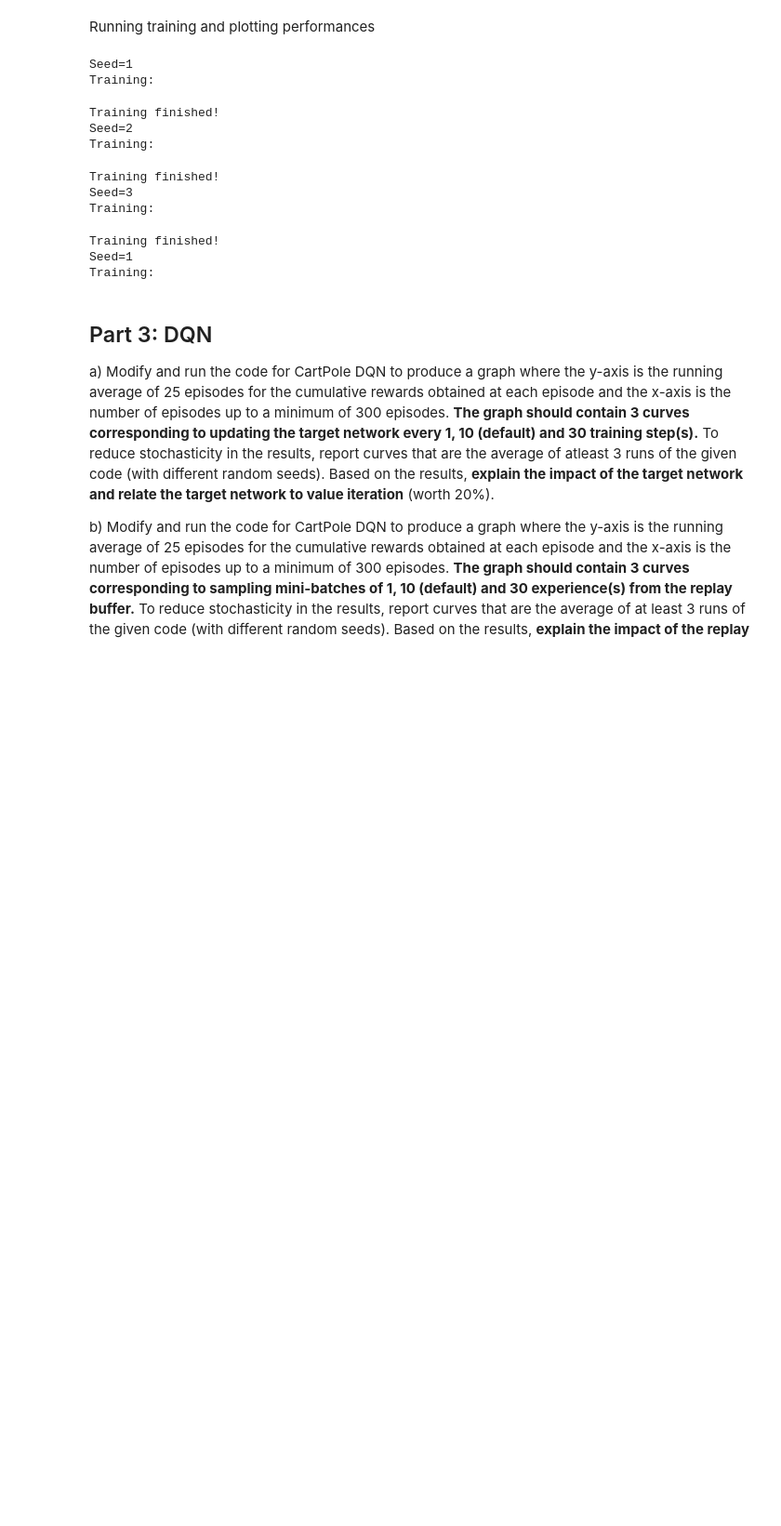
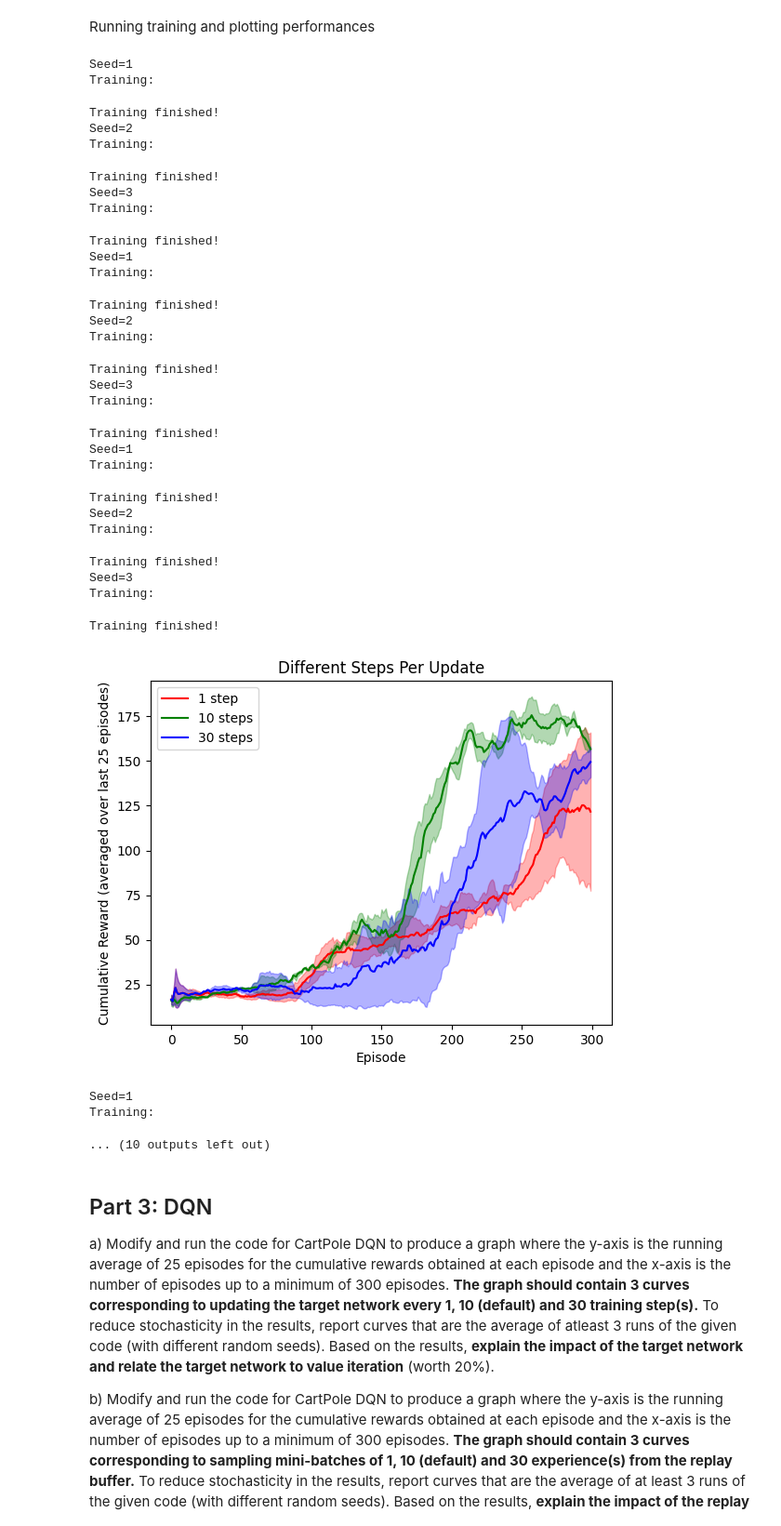
Before and after one commit to Alex-Li107/learning-ai, a Jupyter notebook: reinforcement-learning/DQN/DQN.ipynb, the cells around one changed output. Shown at 93% size. Cells and saved outputs as stored; diff of their text form; code cells hidden in the pictures; blank space fills up the shorter version.

```diff
--- a/reinforcement-learning/DQN/DQN.ipynb
+++ b/reinforcement-learning/DQN/DQN.ipynb
@@ -106,7 +106,7 @@ def policy(env, obs):
 Function to update the evaluation network (and target network through the previous update function)
 # %%
 # Update networks
-def update_networks(epi, buf, Q, Qt, OPT, steps_per_update: int):
+def update_networks(epi, buf, Q, Qt, OPT, steps_per_update: int, mini_batch_size: int):
     """Updates the target netwrok
 
     Args:
@@ -115,7 +115,8 @@ def update_networks(epi, buf, Q, Qt, OPT, steps_per_update: int):
         Q (_type_): _description_
         Qt (_type_): _description_
         OPT (_type_): _description_
-        steps_per_update (int): number of training steps to do before updating the network
+        steps_per_update (int): number of training steps to take before updating the network
+        mini_batch_size (int): size of mini-batch to sample from the replay buffer
 
     Returns:
         _type_: _description_
@@ -123,7 +124,7 @@ def update_networks(epi, buf, Q, Qt, OPT, steps_per_update: int):
 
     # Sample a minibatch (s, a, r, s', d)
     # Each variable is a vector of corresponding values
-    S, A, R, S2, D = buf.sample(MINIBATCH_SIZE, t)
+    S, A, R, S2, D = buf.sample(mini_batch_size, t)
 
     # Get Q(s, a) for every (s, a) in the minibatch
     qvalues = Q(S).gather(1, A.view(-1, 1)).squeeze()
@@ -154,12 +155,13 @@ def update_networks(epi, buf, Q, Qt, OPT, steps_per_update: int):
 # %% [markdown]
 Train function to train a DQN agent in Cartpole
 # %%
-def train(seed: int, steps_per_update: int=10) -> float:
+def train(seed: int, steps_per_update: int=10, mini_batch_size: int =10) -> float:
     """Plays episodes
 
     Args:
         seed (int): seed to use for random events
         step_per_update (int, optional): number of training steps to do before updating the network. Defaults to 10
+        mini_batch_size (int, optional): size of mini-batch to sample from the replay buffer
     Returns:
         Cumulative rewards over the last 25 episodes
     """
@@ -187,7 +189,7 @@ def train(seed: int, steps_per_update: int=10) -> float:
         if epi >= TRAIN_AFTER_EPISODES:
             # Train for TRAIN_EPOCHS if enough steps passed and its time to train
             for tri in range(TRAIN_EPOCHS):
-                update_networks(epi, buf, Q, Qt, OPT, steps_per_update)
+                update_networks(epi, buf, Q, Qt, OPT, steps_per_update, mini_batch_size)
 
         # Evaluate for TEST_EPISODES number of episodes
         Rews = []
@@ -219,36 +219,75 @@ def plot_arrays(vars, color, label):
     plt.fill_between(range(len(mean)), np.maximum(mean-std, 0), np.minimum(mean+std,200), color=color, alpha=0.3)
 
 if __name__ == "__main__":
 
     # train with different steps per update values
     curves = []
-    steps_per_update = [1, 10, 30]
+    steps_per_updates = [1, 10, 30]
 
-    for step_per_update in steps_per_update:
+    for steps_per_update in steps_per_updates:
         for i in range(3):
-            curves += [train(SEEDS[i], step_per_update)]
+            curves += [train(SEEDS[i], steps_per_update=steps_per_update)]
 
     # Plot the curve for the given seeds
     plot_arrays(curves[:3], 'r', '1 step')
     plot_arrays(curves[3:5], 'g', '10 steps')
     plot_arrays(curves[5:8], 'b', '30 steps')
     plt.legend(loc='best')
+    plt.title('Different Steps Per Update')
     plt.xlabel('Episode')
     plt.ylabel('Cumulative Reward (averaged over last 25 episodes)')
     plt.show()
     plt.close()
+
+    mini_batch_sizes = [1, 10, 30]
+    curves = []
+
+    for mini_batch_size in mini_batch_sizes:
+        for i in range(3):
+            curves += [train(SEEDS[i], mini_batch_size=mini_batch_size)]
+
+    # Plot the curve for the given seeds
+    plot_arrays(curves[:3], 'r', 'size 1')
+    plot_arrays(curves[3:5], 'g', 'size 10')
+    plot_arrays(curves[5:8], 'b', 'size 30')
+    plt.legend(loc='best')
+    plt.title('Different Mini Batches Per Update')
+    plt.xlabel('Episode')
+    plt.ylabel('Cumulative Reward (averaged over last 25 episodes)')
+    plt.show()
+    plt.close()
 # %% [output]
 Seed=1
 Training:
 Training finished!
 Seed=2
 Training:
 Training finished!
 Seed=3
 Training:
 Training finished!
 Seed=1
 Training:
+Training finished!
+Seed=2
+Training:
+Training finished!
+Seed=3
+Training:
+Training finished!
+Seed=1
+Training:
+Training finished!
+Seed=2
+Training:
+Training finished!
+Seed=3
+Training:
+Training finished!
+[figure, added]
+Seed=1
+Training:
+... (10 outputs left out)
 # %% [markdown]
 ## Part 3: DQN
 
```
Also changed, not shown: parts of 2 cells of this notebook.
